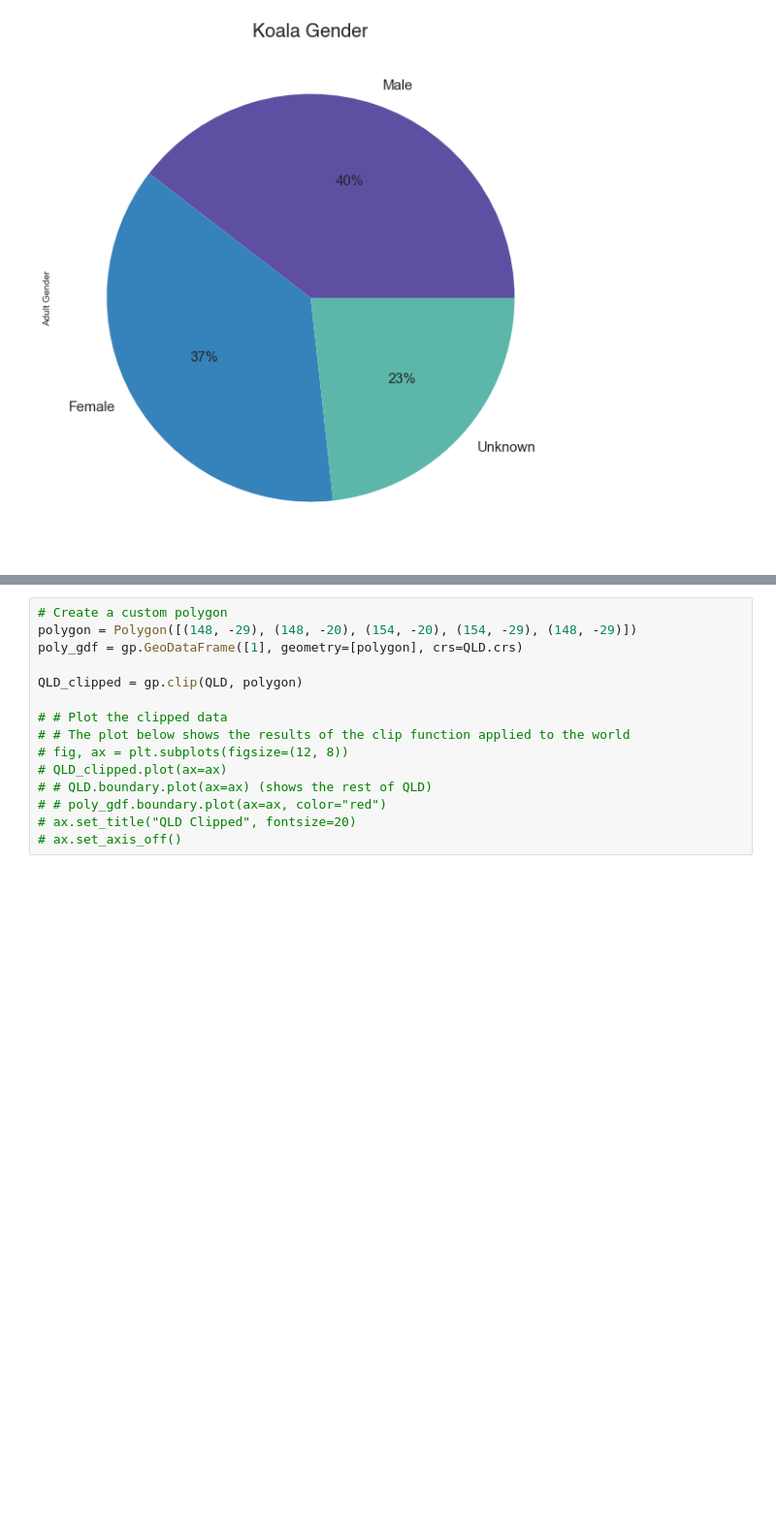
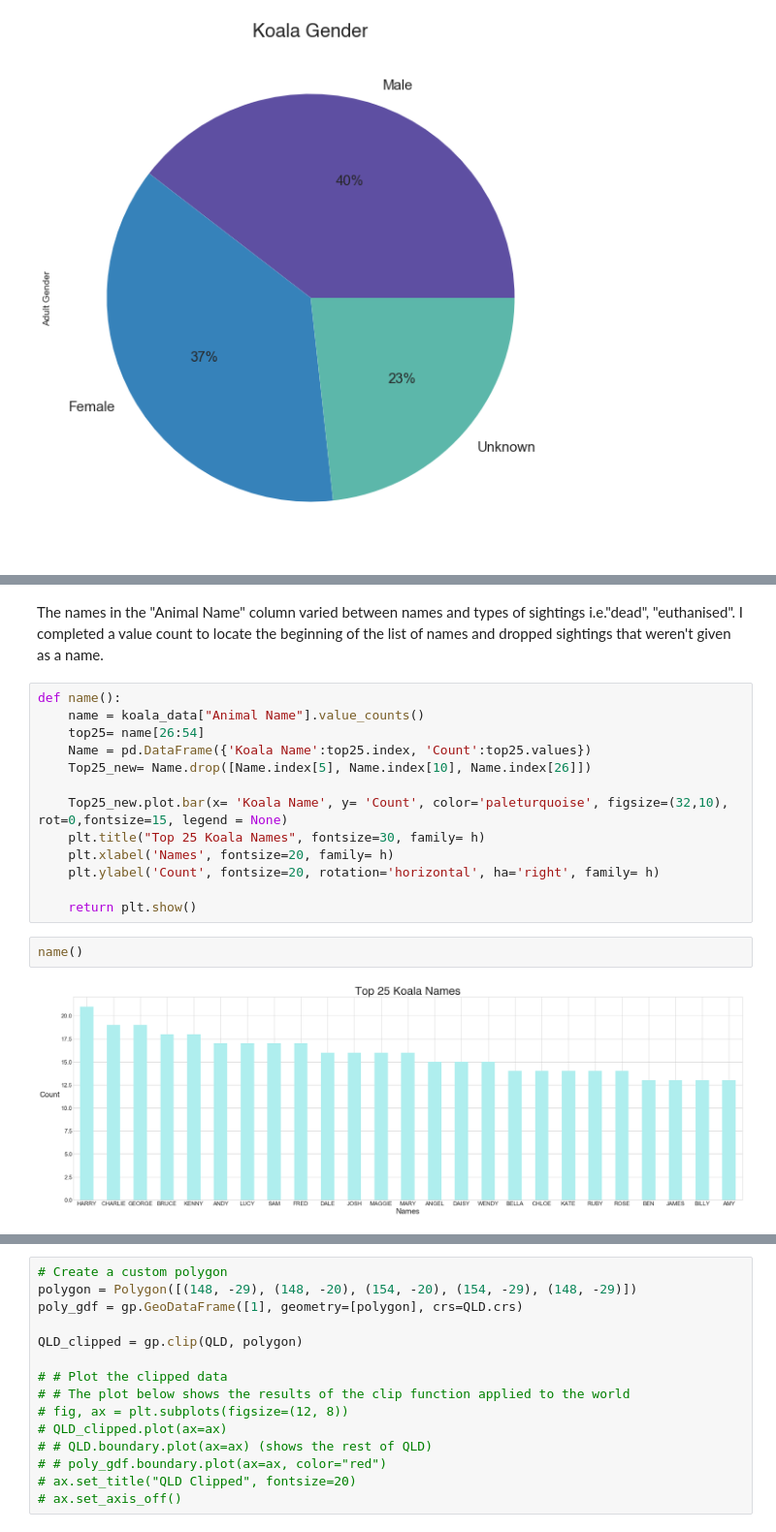
Before and after one commit to joelnorman99/Open-Data-Project, a Jupyter notebook: Koala Hospital Data.ipynb, the cells around one changed output, grey strips where cells are left out. Shown: that part at 97% size. Drawn from its saved outputs; the diff is of its cells as text; blank space fills up the shorter version.

```diff
--- a/Koala Hospital Data.ipynb
+++ b/Koala Hospital Data.ipynb
@@ -95,0 +161,19 @@ Name: Adult Gender, dtype: int64
+# %% [markdown]
+The names in the "Animal Name" column varied between names and types of sightings i.e."dead", "euthanised". I completed a value count to locate the beginning of the list of names and dropped sightings that weren't given as a name.
+# %%
+def name():
+    name = koala_data["Animal Name"].value_counts()
+    top25= name[26:54]
+    Name = pd.DataFrame({'Koala Name':top25.index, 'Count':top25.values})
+    Top25_new= Name.drop([Name.index[5], Name.index[10], Name.index[26]])
+
+    Top25_new.plot.bar(x= 'Koala Name', y= 'Count', color='paleturquoise', figsize=(32,10), rot=0,fontsize=15, legend = None)
+    plt.title("Top 25 Koala Names", fontsize=30, family= h)
+    plt.xlabel('Names', fontsize=20, family= h)
+    plt.ylabel('Count', fontsize=20, rotation='horizontal', ha='right', family= h)
+
+    return plt.show()
+# %%
+name()
+# %% [output]
+[figure, added]
```
Also changed, not shown: parts of 38 cells of this notebook.
